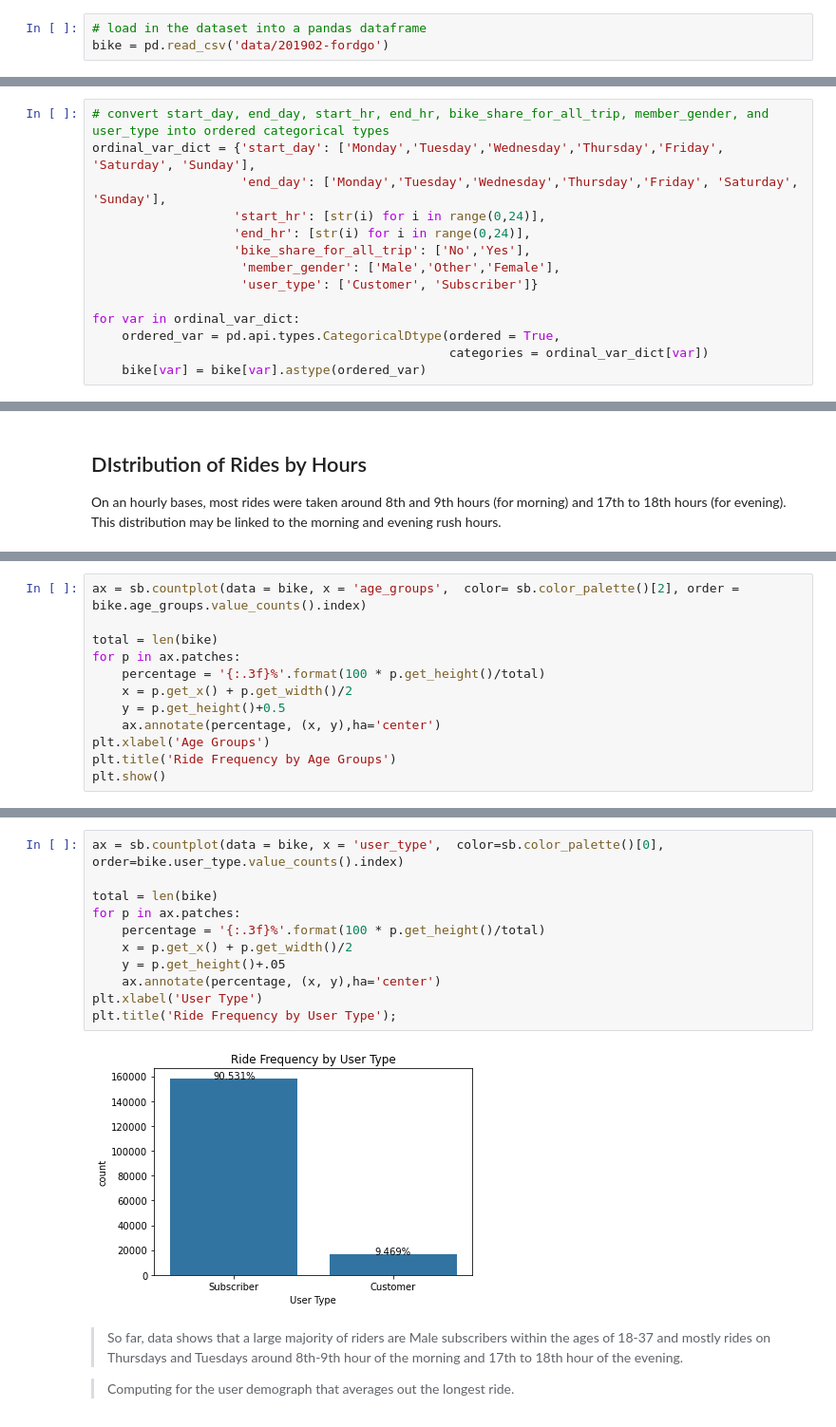
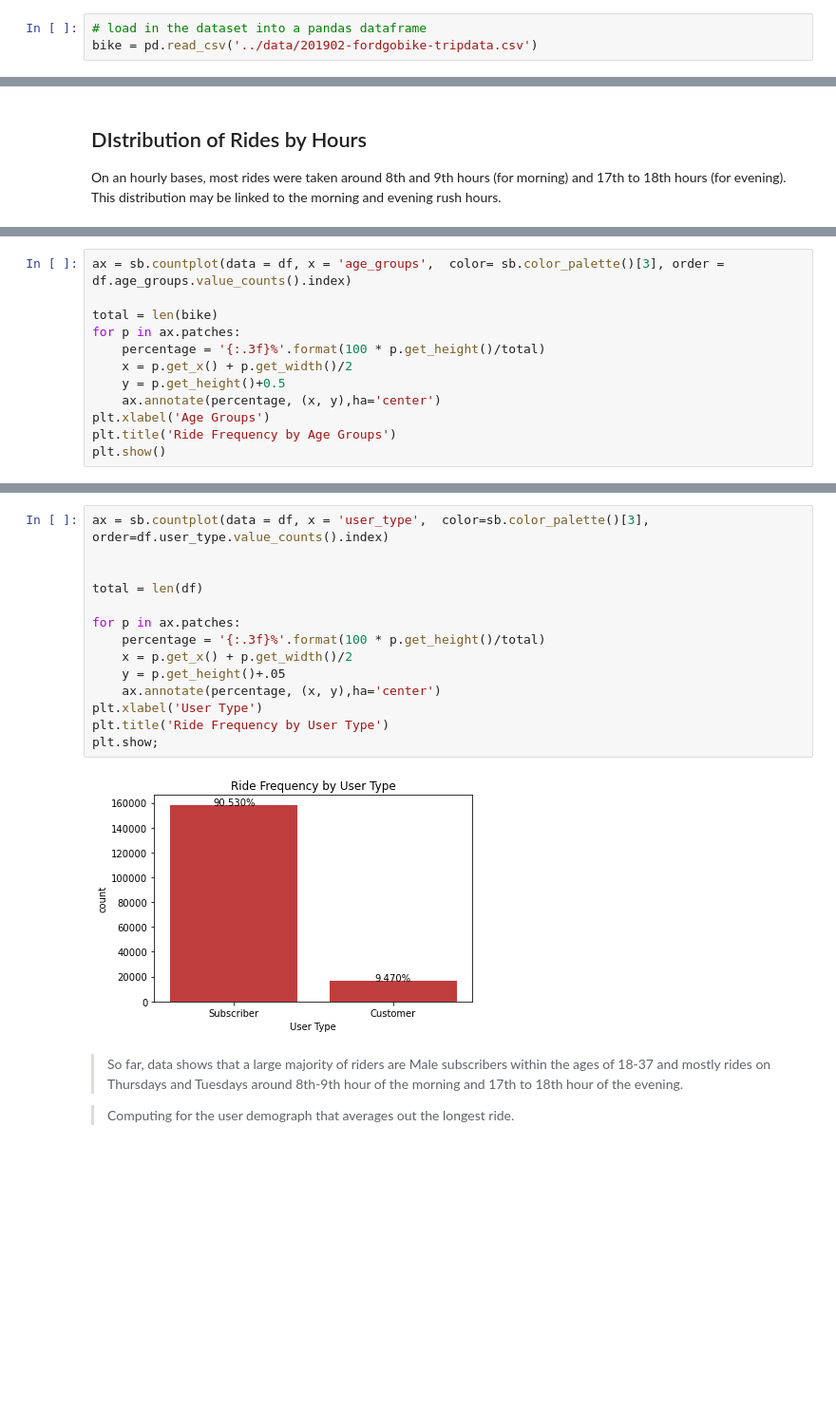
Before and after one commit to I-Sobe/Ford-GoBike-System-Data, a Jupyter notebook: script/Part_II_slide_deck_template.ipynb, the cells around one changed output, grey strips where cells are left out. Shown at 95% size. Cells and saved outputs as stored; diff of their text form; blank space fills up the shorter version.

```diff
--- a/script/Part_II_slide_deck_template.ipynb
+++ b/script/Part_II_slide_deck_template.ipynb
@@ -24,4 +41,4 @@ import warnings
 warnings.simplefilter("ignore")
 # %%
 # load in the dataset into a pandas dataframe
-bike = pd.read_csv('data/201902-fordgo')
+bike = pd.read_csv('../data/201902-fordgobike-tripdata.csv')
@@ -60,14 +44,0 @@ bike['age_groups'] = pd.cut(bike['age'], bin_edges, labels = bin_names)
-# %%
-# convert start_day, end_day, start_hr, end_hr, bike_share_for_all_trip, member_gender, and user_type into ordered categorical types
-ordinal_var_dict = {'start_day': ['Monday','Tuesday','Wednesday','Thursday','Friday', 'Saturday', 'Sunday'],
-                    'end_day': ['Monday','Tuesday','Wednesday','Thursday','Friday', 'Saturday', 'Sunday'],
-                   'start_hr': [str(i) for i in range(0,24)],
-                   'end_hr': [str(i) for i in range(0,24)],
-                   'bike_share_for_all_trip': ['No','Yes'],
-                    'member_gender': ['Male','Other','Female'],
-                    'user_type': ['Customer', 'Subscriber']}
-
-for var in ordinal_var_dict:
-    ordered_var = pd.api.types.CategoricalDtype(ordered = True,
-                                                categories = ordinal_var_dict[var])
-    bike[var] = bike[var].astype(ordered_var)
@@ -100,5 +141,5 @@ plt.title('Ride Frequency by Hours');
 # %%
-ax = sb.countplot(data = bike, x = 'age_groups',  color= sb.color_palette()[2], order = bike.age_groups.value_counts().index)
+ax = sb.countplot(data = df, x = 'age_groups',  color= sb.color_palette()[3], order = df.age_groups.value_counts().index)
 
 total = len(bike)
 for p in ax.patches:
@@ -129,16 +172,19 @@ large chunk of users are subscribers
 # %%
-ax = sb.countplot(data = bike, x = 'user_type',  color=sb.color_palette()[0], order=bike.user_type.value_counts().index)
+ax = sb.countplot(data = df, x = 'user_type',  color=sb.color_palette()[3], order=df.user_type.value_counts().index)
 
-total = len(bike)
+
+total = len(df)
+
 for p in ax.patches:
     percentage = '{:.3f}%'.format(100 * p.get_height()/total)
     x = p.get_x() + p.get_width()/2
     y = p.get_height()+.05
     ax.annotate(percentage, (x, y),ha='center')
 plt.xlabel('User Type')
-plt.title('Ride Frequency by User Type');
+plt.title('Ride Frequency by User Type')
+plt.show;
 # %% [output]
-[figure, old version]
+[figure, new version]
 # %% [markdown]
 > So far, data shows that a large majority of riders are Male subscribers within the ages of 18-37 and mostly rides on Thursdays and Tuesdays around 8th-9th hour of the morning and 17th to 18th hour of the evening.
 
```
Also changed, not shown: parts of 19 cells of this notebook, 2 other files.
